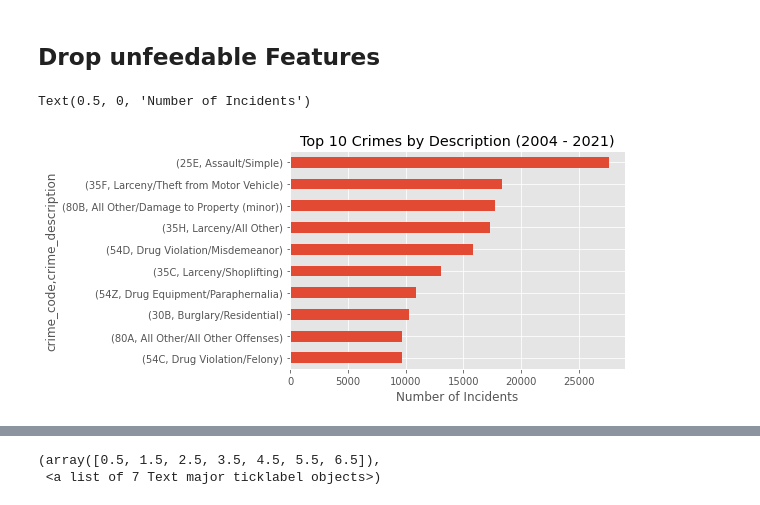
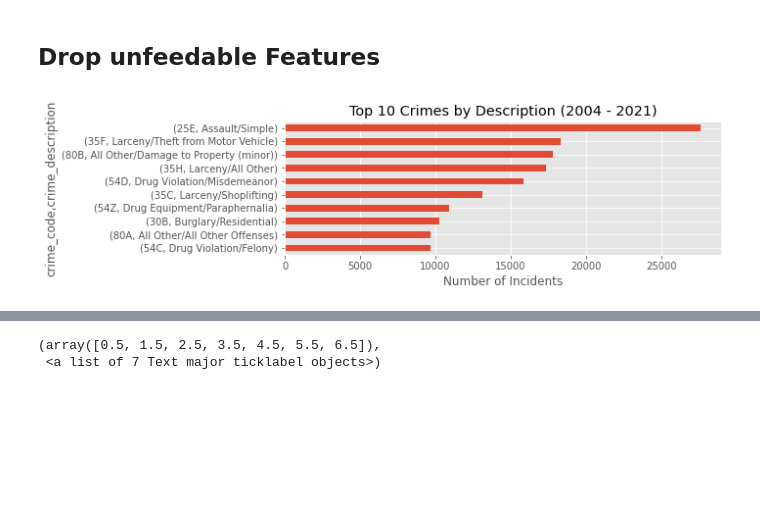
Before and after one commit to siddley1001/NCState_Datathon21, a Jupyter notebook: state_datathon_police.ipynb, the cells around one changed output, grey strips where cells are left out. Saved outputs shown, nothing was run; the diff lists cells and outputs as text; code cells hidden in the pictures; blank space fills up the shorter version.

```diff
--- a/state_datathon_police.ipynb
+++ b/state_datathon_police.ipynb
@@ -368,9 +368,9 @@ police_copy['reported_hour'] = police_copy['reported_date'].dt.hour
 # %% [markdown]
 ## Drop unfeedable Features
 # %%
-police_copy.groupby(['crime_code', 'crime_description'])['district'].count().sort_values(ascending = True).tail(10).plot(kind = 'barh', title = 'Top 10 Crimes by Description (2004 - 2021)')
+police_copy.groupby(['crime_code', 'crime_description'])['district'].count().sort_values(ascending = True).tail(10).plot(kind = 'barh', title = 'Top 10 Crimes by Description (2004 - 2021)', figsize = (8, 2.5))
 plt.xlabel('Number of Incidents')
+plt.savefig('Top 10 Crimes', dpi=300, bbox_inches='tight')
 # %% [output]
-Text(0.5, 0, 'Number of Incidents')
-[figure, old version]
+[figure, new version]
 # %%
```
Also changed, not shown: parts of 5 cells of this notebook.
